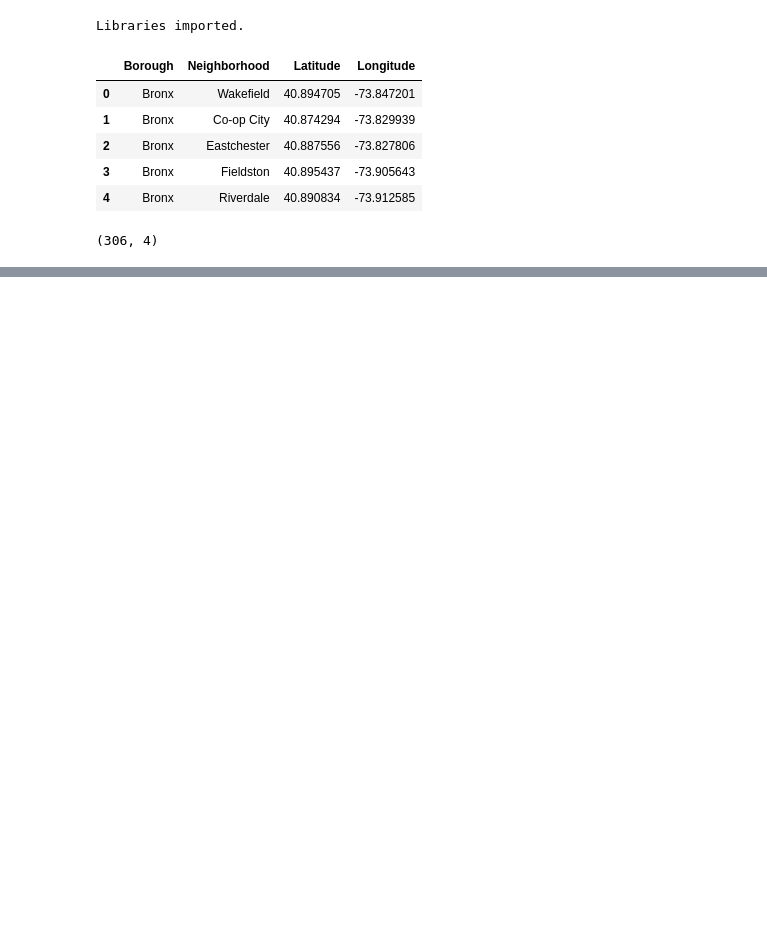
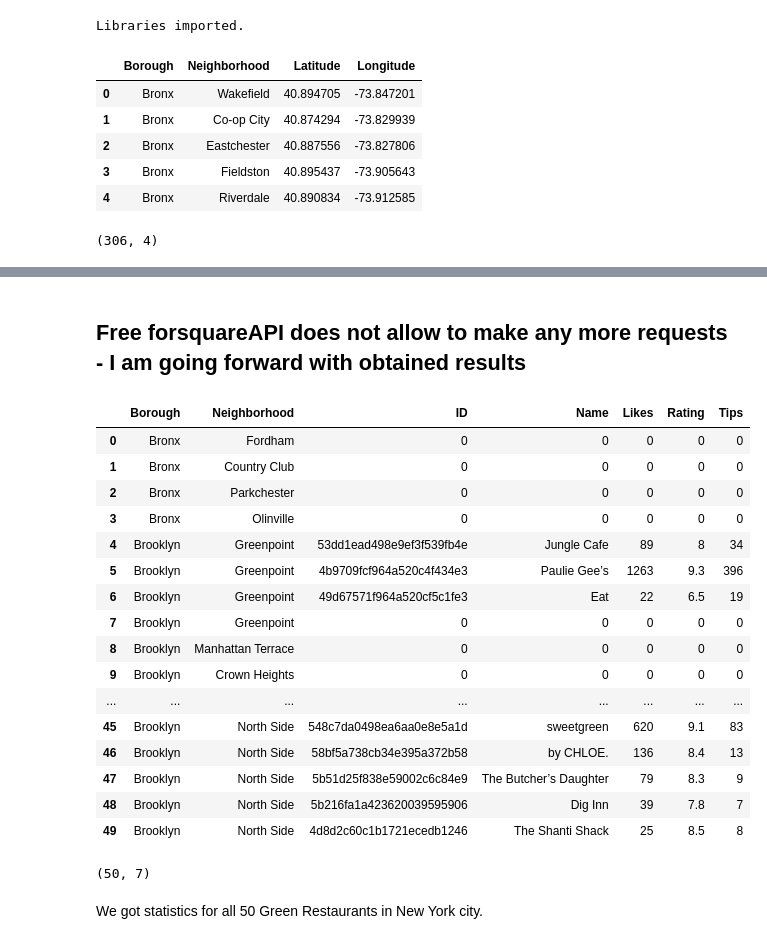
Before and after one commit to storwood/Coursera_Capstone, a Jupyter notebook: Capstone_Project_The_Battle_of_Neighborhoods.ipynb, the cells around one changed output, grey strips where cells are left out. Cells and saved outputs as stored; diff of their text form; code cells hidden in the pictures; blank space fills up the shorter version.

```diff
--- a/Capstone_Project_The_Battle_of_Neighborhoods.ipynb
+++ b/Capstone_Project_The_Battle_of_Neighborhoods.ipynb
@@ -434,0 +233,21 @@ ny_map.add_child(rating)
+# %%
+column_names=['Borough', 'Neighborhood', 'ID','Name','Likes','Rating','Tips']
+vege_rest_stats_ny=pd.DataFrame(columns=column_names)
+for row in vege_rest_ny.values.tolist():
+    Borough,Neighborhood,ID,Name=row
+    try:
+        venue_details=get_venue_details(ID)
+        id,name,likes,rating,tips=venue_details.values.tolist()[0]
+    except IndexError:
+        # we will assign 0 value for these resturants as they may have been
+        #recently opened or details does not exist in FourSquare Database
+        id,name,likes,rating,tips=[0]*5
+    vege_rest_stats_ny = vege_rest_stats_ny.append({'Borough': Borough,
+                                                    'Neighborhood': Neighborhood,
+                                                    'ID': id,
+                                                    'Name' : name,
+                                                    'Likes' : likes,
+                                                    'Rating' : rating,
+                                                    'Tips' : tips
+                                                   },
+                                                   ignore_index=True)
@@ -434,0 +273,28 @@ ny_map.add_child(rating)
+# %% [markdown]
+## Free forsquareAPI does not allow to make any more requests - I am going forward with obtained results
+# %%
+vege_rest_stats_ny
+# %% [output]
+|  | Borough | Neighborhood | ID | Name | Likes | Rating | Tips |
+| 0 | Bronx | Fordham | 0 | 0 | 0 | 0 | 0 |
+| 1 | Bronx | Country Club | 0 | 0 | 0 | 0 | 0 |
+| 2 | Bronx | Parkchester | 0 | 0 | 0 | 0 | 0 |
+| 3 | Bronx | Olinville | 0 | 0 | 0 | 0 | 0 |
+| 4 | Brooklyn | Greenpoint | 53dd1ead498e9ef3f539fb4e | Jungle Cafe | 89 | 8 | 34 |
+| 5 | Brooklyn | Greenpoint | 4b9709fcf964a520c4f434e3 | Paulie Gee’s | 1263 | 9.3 | 396 |
+| 6 | Brooklyn | Greenpoint | 49d67571f964a520cf5c1fe3 | Eat | 22 | 6.5 | 19 |
+| 7 | Brooklyn | Greenpoint | 0 | 0 | 0 | 0 | 0 |
+| 8 | Brooklyn | Manhattan Terrace | 0 | 0 | 0 | 0 | 0 |
+| 9 | Brooklyn | Crown Heights | 0 | 0 | 0 | 0 | 0 |
+| ... | ... | ... | ... | ... | ... | ... | ... |
+| 45 | Brooklyn | North Side | 548c7da0498ea6aa0e8e5a1d | sweetgreen | 620 | 9.1 | 83 |
+| 46 | Brooklyn | North Side | 58bf5a738cb34e395a372b58 | by CHLOE. | 136 | 8.4 | 13 |
+| 47 | Brooklyn | North Side | 5b51d25f838e59002c6c84e9 | The Butcher’s Daughter | 79 | 8.3 | 9 |
+| 48 | Brooklyn | North Side | 5b216fa1a423620039595906 | Dig Inn | 39 | 7.8 | 7 |
+| 49 | Brooklyn | North Side | 4d8d2c60c1b1721ecedb1246 | The Shanti Shack | 25 | 8.5 | 8 |
+# %%
+vege_rest_stats_ny.shape
+# %% [output]
+(50, 7)
+# %% [markdown]
+We got statistics for all 50 Green Restaurants in New York city.
```
Also changed, not shown: parts of 42 cells of this notebook.
